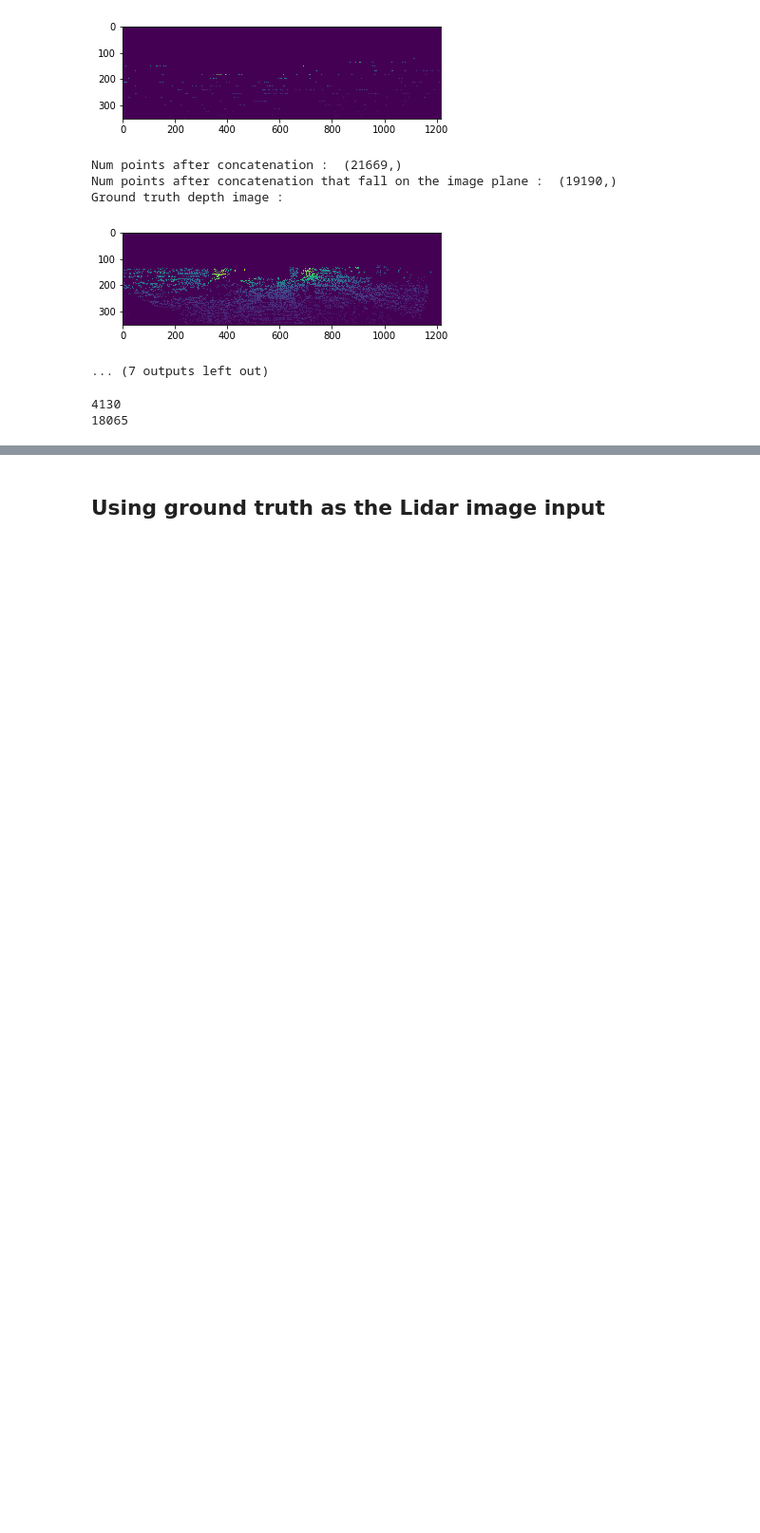
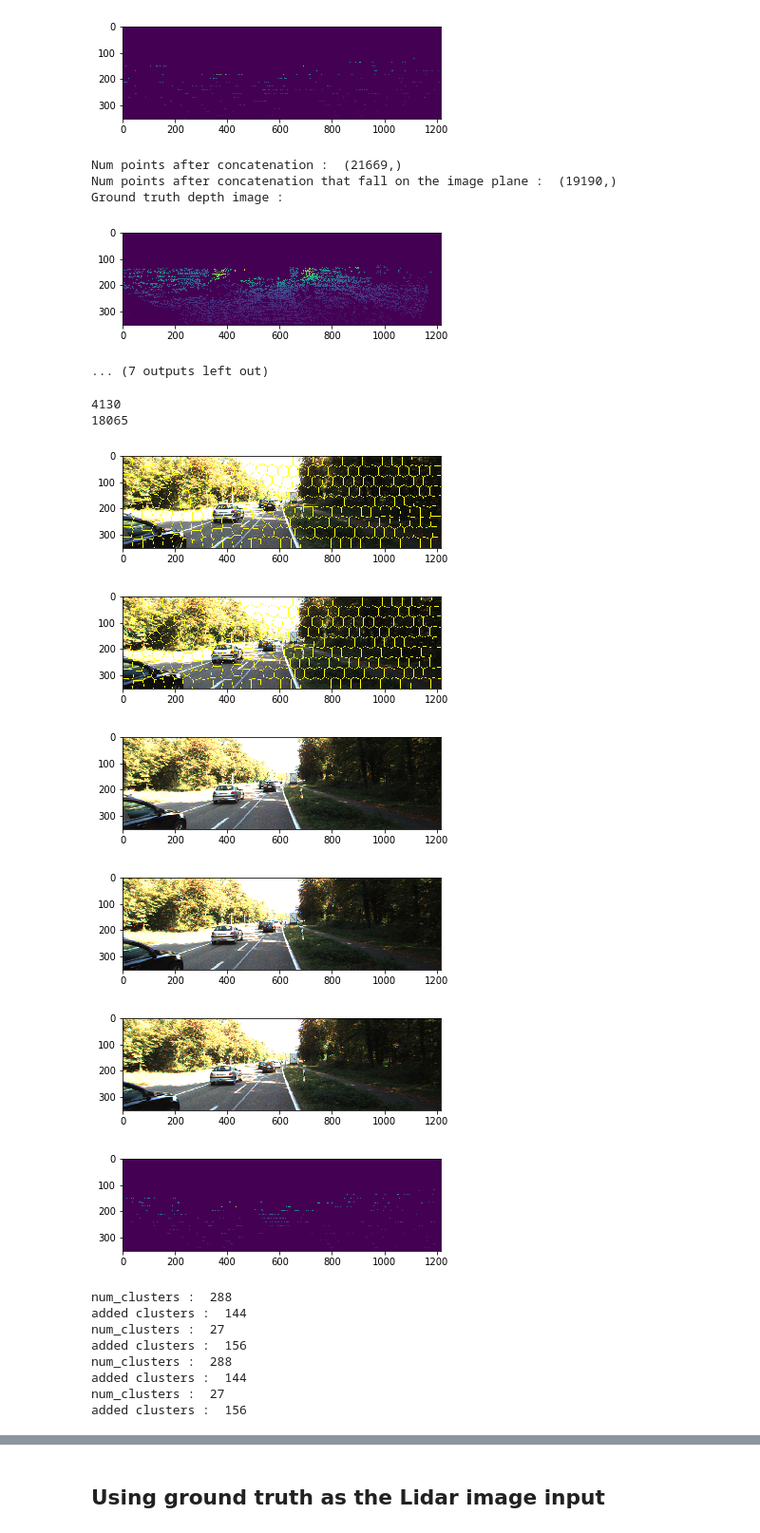
Before and after one commit to Madhan-Sureshbabu/Depth-Completion-from-Low-res-LiDAR-and-monocular-camera, a Jupyter notebook: Visual Odometry (depthCompletion dataset).ipynb, the cells around one changed output, grey strips where cells are left out. Shown at 95% size. Drawn from its saved outputs; the diff is of its cells as text; code cells hidden in the pictures; blank space fills up the shorter version.

Commit message:
extended super pixel matching functions

```diff
--- a/Visual Odometry (depthCompletion dataset).ipynb
+++ b/Visual Odometry (depthCompletion dataset).ipynb
@@ -296,3 +297,78 @@ print(np.where(depth_concatenated!=0)[0].shape[0])
 # %% [output]
 4130
 18065
+# %%
+from slic import SuperPixels
+from skimage.segmentation import slic
+from skimage.segmentation import mark_boundaries
+from skimage.util import img_as_float
+from skimage import io, color
+
+img1, img2 = img_frames[0], img_frames[1]
+lidar_img1, lidar_img2 = lidar_frames[0,:,:,0], lidar_frames[1,:,:,0]
+
+numSegments = 300
+compactness = 100.0
+segments1 = slic(img1,n_segments = numSegments, sigma = 5, compactness=compactness, max_iter=100, convert2lab=True)
+segments2 = slic(img2,n_segments = numSegments, sigma = 5, compactness=compactness, max_iter=100, convert2lab=True)
+
+fig = plt.figure("Superpixels %d segments, image : %d" % (numSegments,0))
+ax = fig.add_subplot(1,1,1)
+ax.imshow(mark_boundaries(img1,segments1))
+
+fig2 = plt.figure("Superpixels %d segments, image : %d" % (numSegments,1))
+ax2 = fig2.add_subplot(1,1,1)
+ax2.imshow(mark_boundaries(img2,segments2))
+
+numSegments = 25
+segments3 = slic(img1,n_segments = numSegments, sigma = 5, compactness=compactness, convert2lab=True)
+segments4 = slic(img2,n_segments = numSegments, sigma = 5, compactness=compactness, convert2lab=True)
+
+# fig5 = plt.figure("Superpixels %d segments, image : %d" % (numSegments,0))
+# ax5 = fig5.add_subplot(1,1,1)
+# ax5.imshow(mark_boundaries(img1,segments3))
+
+# fig6 = plt.figure("Superpixels %d segments, image : %d" % (numSegments,1))
+# ax6 = fig6.add_subplot(1,1,1)
+# ax6.imshow(mark_boundaries(img2,segments4))
+
+fig7 = plt.figure("Original image 0")
+ax7 = fig7.add_subplot(1,1,1)
+ax7.imshow(img1)
+
+fig8 = plt.figure("Original image 1")
+ax8 = fig8.add_subplot(1,1,1)
+ax8.imshow(img2)
+
+fig9 = plt.figure("Original image 2")
+ax9 = fig9.add_subplot(1,1,1)
+ax9.imshow(img_frames[2])
+
+fig10 = plt.figure("Lidar img")
+ax10 = fig10.add_subplot(1,1,1)
+ax10.imshow(lidar_frames[2,:,:,0])
+
+plt.show()
+
+spx1 = SuperPixels(img1,lidar_img1)
+spx1.init_clusters(segments1)
+spx1.init_clusters(segments3)
+
+spx2 = SuperPixels(img2,lidar_img2)
+spx2.init_clusters(segments2)
+spx2.init_clusters(segments4)
+# %% [output]
+[figure, added]
+[figure, added]
+[figure, added]
+[figure, added]
+[figure, added]
+[figure, added]
+num_clusters :  288
+added clusters :  144
+num_clusters :  27
+added clusters :  156
+num_clusters :  288
+added clusters :  144
+num_clusters :  27
+added clusters :  156
```
Also changed, not shown: parts of 10 cells of this notebook, 1 other file.
